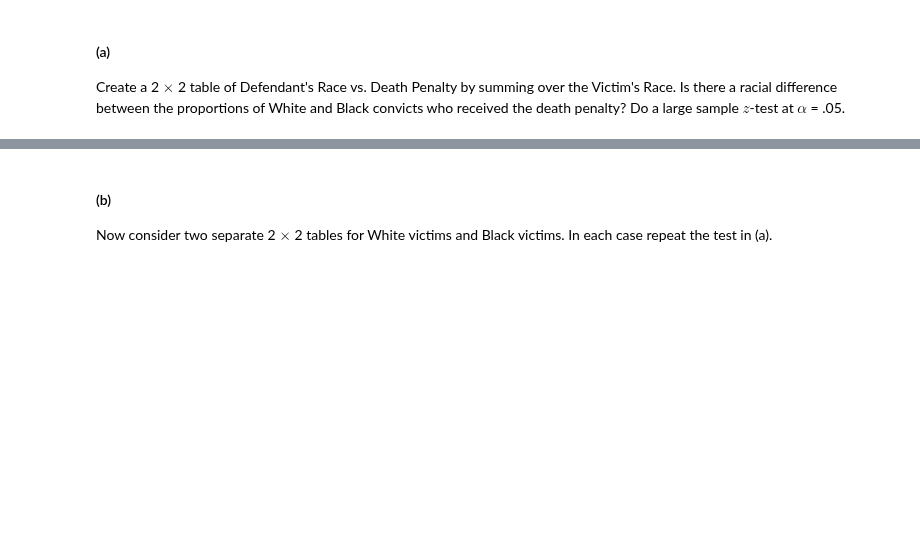
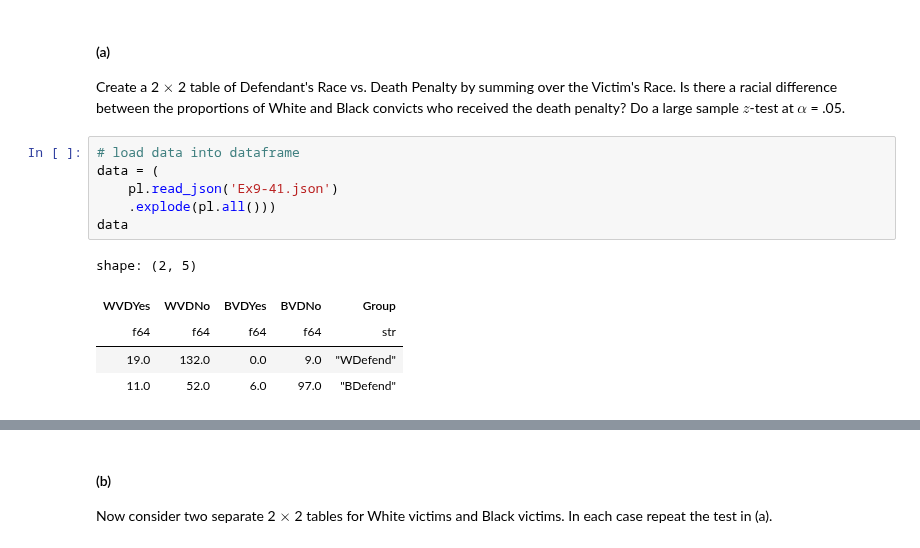
Before and after one commit to asterix314/SDAEI-Tamhane, a Jupyter notebook: ch09/ch09.ipynb, the cells around one changed output, grey strips where cells are left out. Cells and saved outputs as stored; diff of their text form; blank space fills up the shorter version.

```diff
--- a/ch09/ch09.ipynb
+++ b/ch09/ch09.ipynb
@@ -1508,3 +1524,15 @@ The following table gives the racial characteristics of 326 individuals convicte
 # %% [markdown]
 #### (a)
 Create a 2 $\times$ 2 table of Defendant's Race vs. Death Penalty by summing over the Victim's Race. Is there a racial difference between the proportions of White and Black convicts who received the death penalty? Do a large sample $z$-test at $\alpha$ = .05.
+# %%
+# load data into dataframe
+data = (
+    pl.read_json('Ex9-41.json')
+    .explode(pl.all()))
+data
+# %% [output]
+shape: (2, 5)
+| WVDYes | WVDNo | BVDYes | BVDNo | Group |
+| f64 | f64 | f64 | f64 | str |
+| 19.0 | 132.0 | 0.0 | 9.0 | "WDefend" |
+| 11.0 | 52.0 | 6.0 | 97.0 | "BDefend" |
```
Also changed, not shown: parts of 12 cells of this notebook.
